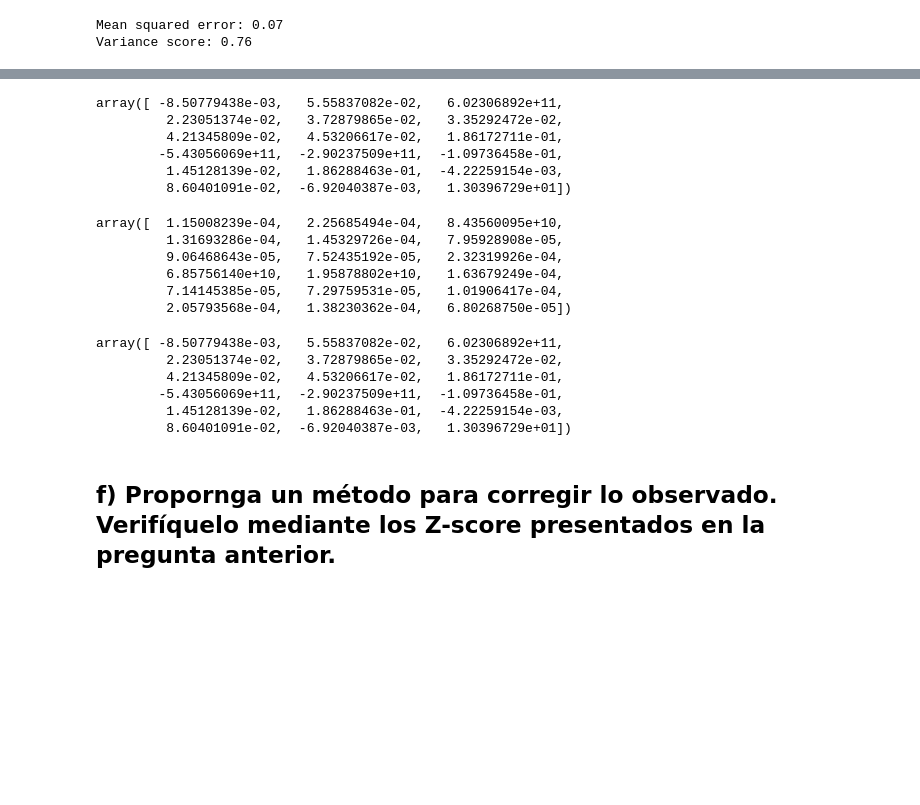
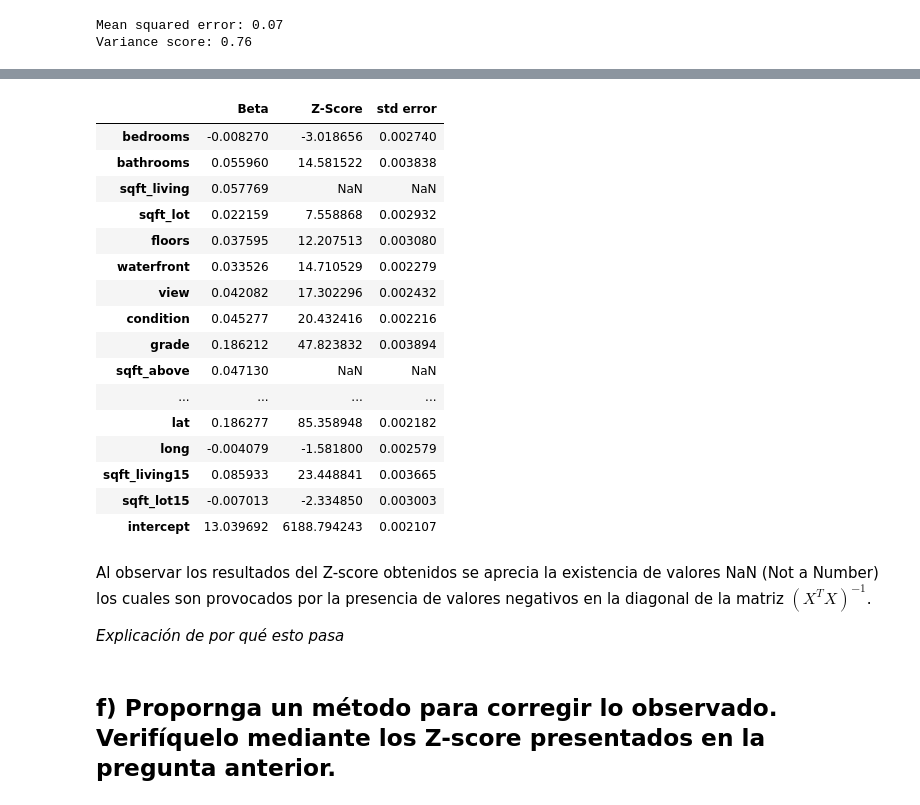
Before and after one commit to Caimapo/MachineLearning2017-02, a Jupyter notebook: Tarea 1 Máquinas de Aprendizaje.ipynb, the cells around one changed output, grey strips where cells are left out. Drawn from its saved outputs; the diff is of its cells as text; code cells hidden in the pictures; blank space fills up the shorter version.

```diff
--- a/Tarea 1 Máquinas de Aprendizaje.ipynb
+++ b/Tarea 1 Máquinas de Aprendizaje.ipynb
@@ -241,30 +215,41 @@ intercept,       Peso: 13.0395507813,            std error0.0,           Zscore:
-# %%
-beta_est
-# %% [output]
-array([ -8.50779438e-03,   5.55837082e-02,   6.02306892e+11,
-         2.23051374e-02,   3.72879865e-02,   3.35292472e-02,
-         4.21345809e-02,   4.53206617e-02,   1.86172711e-01,
-        -5.43056069e+11,  -2.90237509e+11,  -1.09736458e-01,
-         1.45128139e-02,   1.86288463e-01,  -4.22259154e-03,
-         8.60401091e-02,  -6.92040387e-03,   1.30396729e+01])
-# %%
-vj
-# %% [output]
-array([  1.15008239e-04,   2.25685494e-04,   8.43560095e+10,
-         1.31693286e-04,   1.45329726e-04,   7.95928908e-05,
-         9.06468643e-05,   7.52435192e-05,   2.32319926e-04,
-         6.85756140e+10,   1.95878802e+10,   1.63679249e-04,
-         7.14145385e-05,   7.29759531e-05,   1.01906417e-04,
-         2.05793568e-04,   1.38230362e-04,   6.80268750e-05])
-# %%
-linreg.coef_
-# %% [output]
-array([ -8.50779438e-03,   5.55837082e-02,   6.02306892e+11,
-         2.23051374e-02,   3.72879865e-02,   3.35292472e-02,
-         4.21345809e-02,   4.53206617e-02,   1.86172711e-01,
-        -5.43056069e+11,  -2.90237509e+11,  -1.09736458e-01,
-         1.45128139e-02,   1.86288463e-01,  -4.22259154e-03,
-         8.60401091e-02,  -6.92040387e-03,   1.30396729e+01])
+# %%
+Xm = Xtrain.as_matrix()
+vj = np.diag(np.linalg.inv(Xm.T.dot(Xm)))
+beta_est = linreg.coef_
+sigma_est = np.sqrt(np.mean( (ypred - ytest)**2))
+
+SEM = (sigma_est*np.sqrt(vj))
+Zscore = beta_est/SEM
+
+data = {
+    'Beta'      : pd.Series(beta_est, index = X.columns.values),
+    'std error' : pd.Series(SEM,      index = X.columns.values),
+    'Z-Score'   : pd.Series(Zscore,   index = X.columns.values)
+}
+
+pd.DataFrame(data)
+# %% [output]
+|  | Beta | Z-Score | std error |
+| bedrooms | -0.008270 | -3.018656 | 0.002740 |
+| bathrooms | 0.055960 | 14.581522 | 0.003838 |
+| sqft_living | 0.057769 | NaN | NaN |
+| sqft_lot | 0.022159 | 7.558868 | 0.002932 |
+| floors | 0.037595 | 12.207513 | 0.003080 |
+| waterfront | 0.033526 | 14.710529 | 0.002279 |
+| view | 0.042082 | 17.302296 | 0.002432 |
+| condition | 0.045277 | 20.432416 | 0.002216 |
+| grade | 0.186212 | 47.823832 | 0.003894 |
+| sqft_above | 0.047130 | NaN | NaN |
+| ... | ... | ... | ... |
+| lat | 0.186277 | 85.358948 | 0.002182 |
+| long | -0.004079 | -1.581800 | 0.002579 |
+| sqft_living15 | 0.085933 | 23.448841 | 0.003665 |
+| sqft_lot15 | -0.007013 | -2.334850 | 0.003003 |
+| intercept | 13.039692 | 6188.794243 | 0.002107 |
+# %% [markdown]
+Al observar los resultados del Z-score obtenidos se aprecia la existencia de valores NaN (Not a Number) los cuales son provocados por la presencia de valores negativos en la diagonal de la matriz $(X^TX)^{-1}$.
+
+*Explicación de por qué esto pasa*
 # %% [markdown]
 ## f) Propornga un método para corregir lo observado. Verifíquelo mediante los Z-score presentados en la pregunta anterior.
 # %% [markdown]
```
Also changed, not shown: parts of 11 cells of this notebook.
